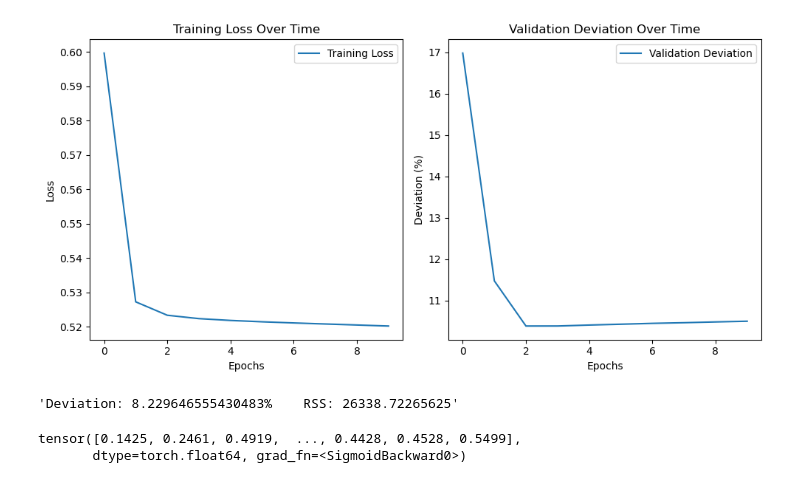
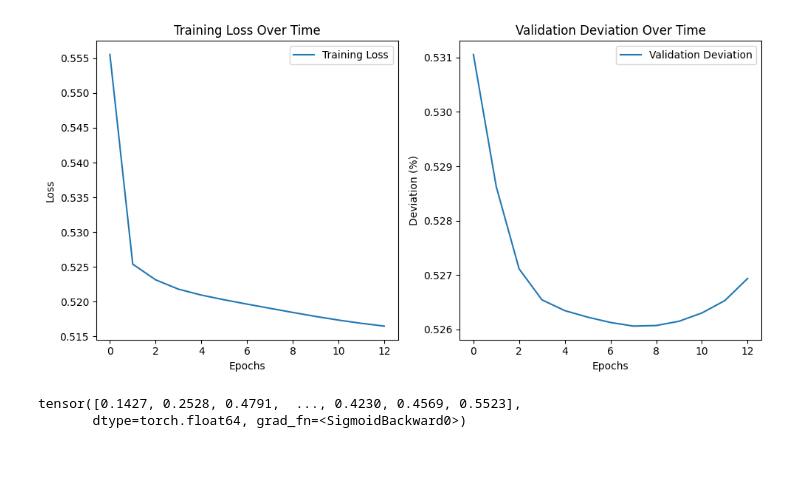
Before and after one commit to KuzonFyre/Single-Cell-Perturbations, a Jupyter notebook: Model.ipynb, the cells around one changed output. Drawn from its saved outputs; the diff is of its cells as text; code cells hidden in the pictures.

```diff
--- a/Model.ipynb
+++ b/Model.ipynb
@@ -138,3 +130,0 @@ Layer2(
-# %%
-loss_fn = nn.BCELoss()
-optimizer = torch.optim.Adam(model1.parameters(), lr = 0.001)
@@ -150,8 +131,13 @@ def deviation():
 # %%
+
 #training loop
-def train(epoch_number, batch_size):
-    epoch_losses = []
-    epoch_deviation = []
+
+def train(epoch_number, batch_size, layers):
+    model = build_model(layers)
+    loss_fn = nn.BCELoss()
+    optimizer = torch.optim.Adam(model.parameters(), lr = 0.001)
+    epoch_test_losses = []
+    epoch_val_losses = []
 
     for epoch in range(epoch_number):
         batch_losses = []
@@ -159,7 +145,7 @@ def train(epoch_number, batch_size):
             Xbatch = trainIn_t[i:i+batch_size]
             ybatch = trainOut_t[i:i+batch_size]
 
-            y_pred = model1(Xbatch)
+            y_pred = model(Xbatch)
             loss = loss_fn(y_pred, ybatch)
 
             optimizer.zero_grad()
@@ -168,38 +154,39 @@ def train(epoch_number, batch_size):
 
             batch_losses.append(loss.item())
 
-        # After each epoch, get the mean loss and deviation.
-        epoch_loss = np.mean(batch_losses)
-        epoch_losses.append(epoch_loss)
+        # After each epoch, get the mean loss for the train and validation data.
+        epoch_test_loss = np.mean(batch_losses)
+        epoch_test_losses.append(epoch_test_loss)
 
-        dev = deviation()
-        epoch_deviation.append(dev)
+        with torch.no_grad():
+            y_pred = model(valIn_t)
+            epoch_val_loss = loss_fn(y_pred,valOut_t)
+        epoch_val_losses.append(epoch_val_loss)
 
-        print(f"Epoch {epoch}, Loss: {epoch_loss}, {dev}")
 
-    return epoch_losses, epoch_deviation
+        print(f"Epoch {epoch}, Training Loss: {epoch_test_loss}, Validation Loss: {epoch_val_loss}")
+
+    return epoch_test_losses, epoch_val_losses, model
 # %%
 
-# Call your train function
-losses, deviations = train(10, 20)
+# Call your train(epochs, batch size, layers) function
+train_losses, test_losses, model = train(13, 20, [152,4000,18211])
 
 # Now plot the loss over epochs
 plt.figure(figsize=(10, 5))
 
 # Plotting the training loss
 plt.subplot(1, 2, 1)
-plt.plot(losses, label='Training Loss')
+plt.plot(train_losses, label='Training Loss')
 plt.xlabel('Epochs')
 plt.ylabel('Loss')
 plt.title('Training Loss Over Time')
 plt.legend()
 
-# Since deviations is a list of strings, you'll need to convert it to float values
-deviation_values = [float(dev.split('%')[0].split(': ')[1]) for dev in deviations]
 
 # Plotting the deviation over epochs
 plt.subplot(1, 2, 2)
-plt.plot(deviation_values, label='Validation Deviation')
+plt.plot(test_losses, label='Validation Deviation')
 plt.xlabel('Epochs')
 plt.ylabel('Deviation (%)')
 plt.title('Validation Deviation Over Time')
@@ -221,17 +211,4 @@ Epoch 9, Loss: 0.5202052616276748, Deviation: 10.50402183961508%    RSS: 9110.96
-[figure, old version]
+[figure, new version]
-# %%
-# compute accuracy on training set
-def deviationtrain():
-    with torch.no_grad():
-        y_pred = model1(trainIn_t)
-
-    accuracy = (abs((y_pred-trainOut_t)).sum()/trainOut_t.sum())
-    RSS = ((y_pred-trainOut_t)**2).float().sum()
-    return (f"Deviation: {100*accuracy}%    RSS: {RSS}")
-
-deviationtrain()
-# %% [output]
-'Deviation: 8.229646555430483%    RSS: 26338.72265625'
 # %%
 def hot_encode(cell,compound):
     cell_vec = np.zeros(cell_mapping.size)
@@ -247,9 +224,9 @@ def hot_encode(cell,compound):
     tensor = torch.from_numpy(vector)
     return tensor
 # %%
-model1(hot_encode("NK cells", "Clotrimazole"))
+model(hot_encode("NK cells", "Clotrimazole"))
 # %% [output]
-tensor([0.1425, 0.2461, 0.4919,  ..., 0.4428, 0.4528, 0.5499],
+tensor([0.1427, 0.2528, 0.4791,  ..., 0.4230, 0.4569, 0.5523],
        dtype=torch.float64, grad_fn=<SigmoidBackward0>)
 # %%
 def get_expression(cell_type, compound_name):
```
Also changed, not shown: parts of 8 cells of this notebook.
